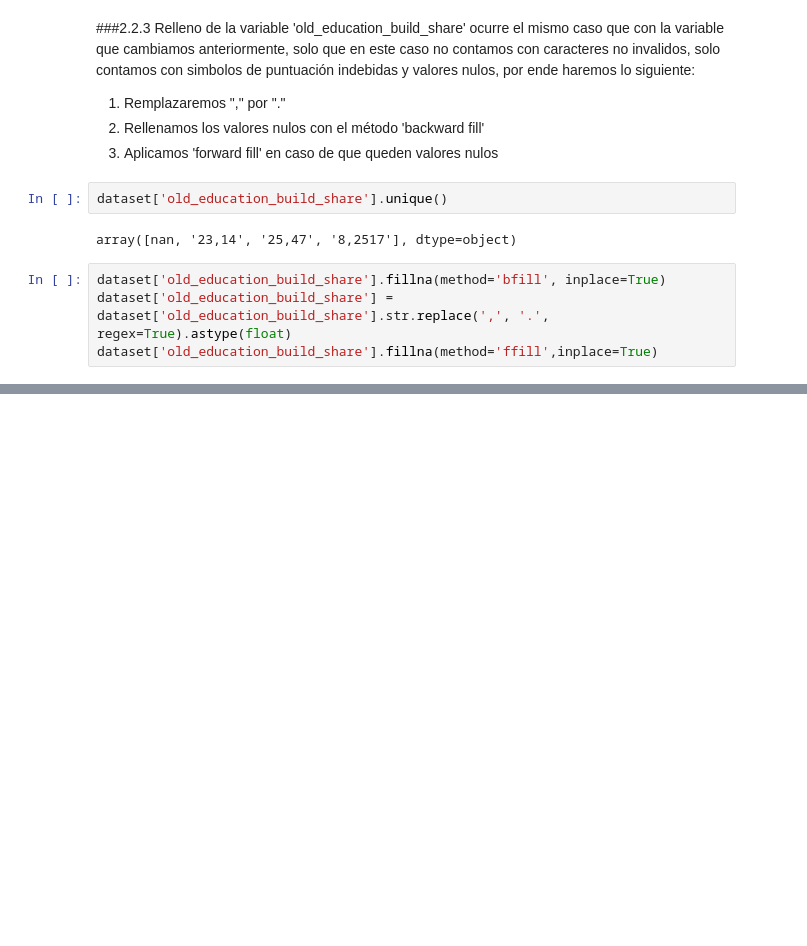
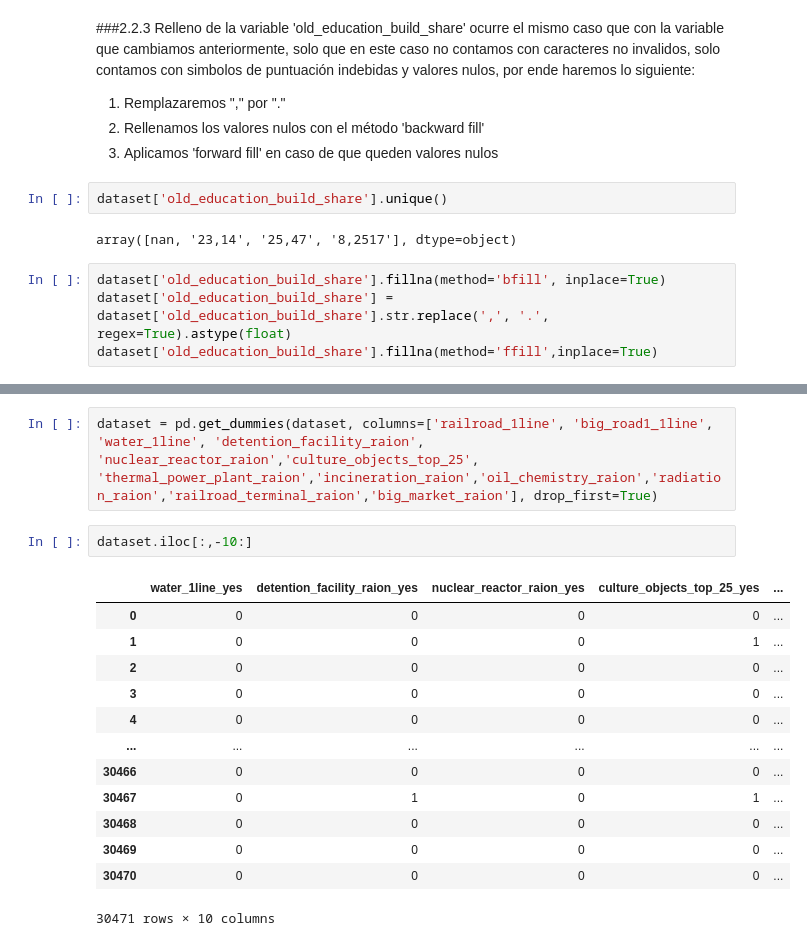
Before and after one commit to jadercaro/Mercado-inmobiliario-ruso-de-Sberbank, a Jupyter notebook: 02_Preprocesamiento.ipynb, the cells around one changed output, grey strips where cells are left out. Saved outputs shown, nothing was run; the diff lists cells and outputs as text; blank space fills up the shorter version.

```diff
--- a/02_Preprocesamiento.ipynb
+++ b/02_Preprocesamiento.ipynb
@@ -317,0 +390,19 @@ def fillna(df):
+# %%
+dataset = pd.get_dummies(dataset, columns=['railroad_1line', 'big_road1_1line', 'water_1line', 'detention_facility_raion', 'nuclear_reactor_raion','culture_objects_top_25',
+'thermal_power_plant_raion','incineration_raion','oil_chemistry_raion','radiation_raion','railroad_terminal_raion','big_market_raion'], drop_first=True)
+# %%
+dataset.iloc[:,-10:]
+# %% [output]
+|  | water_1line_yes | detention_facility_raion_yes | nuclear_reactor_raion_yes | culture_objects_top_25_yes | ... |
+| 0 | 0 | 0 | 0 | 0 | ... |
+| 1 | 0 | 0 | 0 | 1 | ... |
+| 2 | 0 | 0 | 0 | 0 | ... |
+| 3 | 0 | 0 | 0 | 0 | ... |
+| 4 | 0 | 0 | 0 | 0 | ... |
+| ... | ... | ... | ... | ... | ... |
+| 30466 | 0 | 0 | 0 | 0 | ... |
+| 30467 | 0 | 1 | 0 | 1 | ... |
+| 30468 | 0 | 0 | 0 | 0 | ... |
+| 30469 | 0 | 0 | 0 | 0 | ... |
+| 30470 | 0 | 0 | 0 | 0 | ... |
+30471 rows × 10 columns
```
Also changed, not shown: parts of 24 cells of this notebook.
